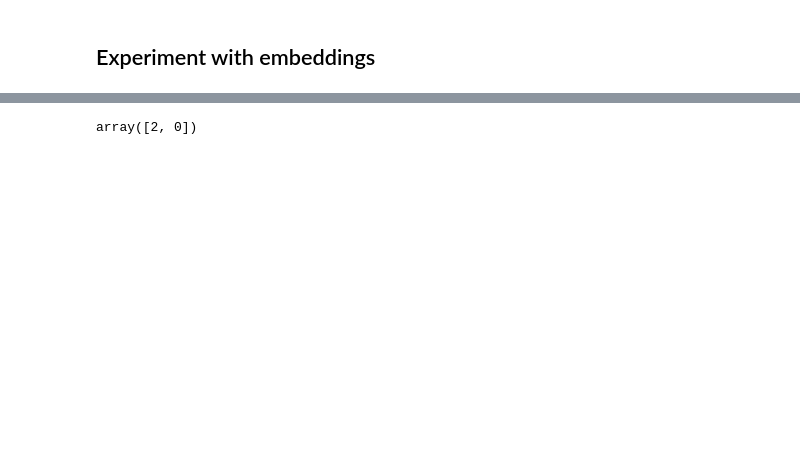
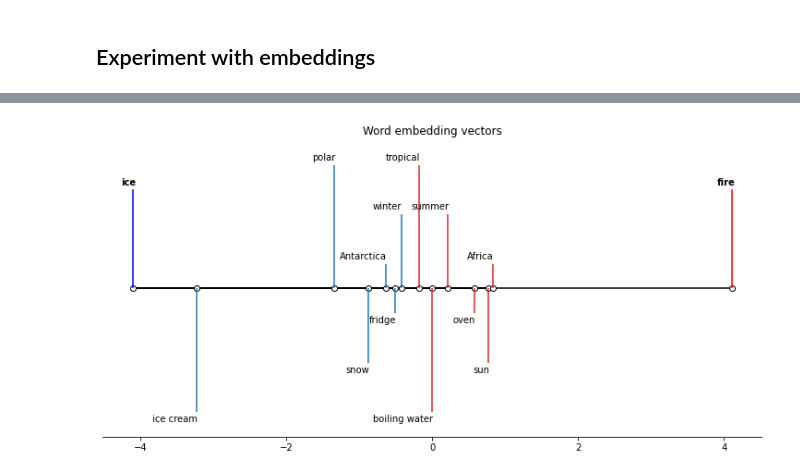
Before and after one commit to krzjoa/salto, a Jupyter notebook: word-embedding2.ipynb, the cells around one changed output, grey strips where cells are left out. Saved outputs shown, nothing was run; the diff lists cells and outputs as text; code cells hidden in the pictures; blank space fills up the shorter version.

```diff
--- a/word-embedding2.ipynb
+++ b/word-embedding2.ipynb
@@ -294,4 +233,61 @@ array([-1.5, -1.5])
-# %%
-line_a_b.x
-# %% [output]
-array([2, 0])
+# %%
+cold = ['ice cream', 'polar', 'snow', 'winter', 'fridge', 'Antarctica']
+warm = ['boiling water', 'tropical', 'sun', 'summer', 'oven', 'Africa']
+# %%
+cold_vecs = [nlp(w).vector for w in cold]
+warm_vecs = [nlp(w).vector for w in warm]
+# %%
+cold_values = [ice_fire_axis(p) for p in cold_vecs]
+warm_values = [ice_fire_axis(p) for p in warm_vecs]
+# %%
+all_values = cold_values + warm_values + [ice_value, fire_value]
+all_labels = cold + warm
+# %%
+# See:
+# * https://matplotlib.org/3.5.0/gallery/lines_bars_and_markers/timeline.html
+# * https://parulpandey.com/2020/08/17/advanced-plots-in-matplotlib%E2%80%8A-%E2%80%8Apart-2/
+
+fig, ax = plt.subplots(figsize=(10, 5), constrained_layout=True)
+ax.set(title="Word embedding vectors")
+
+ax.plot(all_values, np.zeros_like(all_values), "-o",
+        color="k", markerfacecolor="w")  # Baseline and markers on it.
+
+# Warm values
+warm_levels = np.tile([-5, 5, -3, 3, -1, 1],
+                 int(np.ceil(len(warm_values)/6)))[:len(warm_values)]
+
+ax.vlines(warm_values, 0, warm_levels, color="tab:red")
+
+warm_vert = np.array(['top', 'bottom'])[(warm_levels > 0).astype(int)]
+
+for d, l, r, va in zip(warm_values, warm_levels, warm, warm_vert):
+    ax.annotate(r, xy=(d, l), xytext=(1, np.sign(l)*3),
+                textcoords="offset points", va=va, ha="right")
+
+# Cold values
+cold_levels = np.tile([-5, 5, -3, 3, -1, 1],
+                 int(np.ceil(len(cold_values)/6)))[:len(cold_values)]
+ax.vlines(cold_values, 0, cold_levels, color="tab:blue")
+cold_vert = np.array(['top', 'bottom'])[(cold_levels > 0).astype(int)]
+
+for d, l, r, va in zip(cold_values, cold_levels, cold, cold_vert):
+    ax.annotate(r, xy=(d, l), xytext=(1, np.sign(l)*3),
+                textcoords="offset points", va=va, ha="right")
+
+# Addings "poles"
+ax.vlines(fire_value, 0, 4, color="red")
+ax.annotate("fire", xy=(fire_value, 4), xytext=(4, np.sign(4)*3),
+            textcoords="offset points", va=va, ha="right", weight='bold')
+
+ax.vlines(ice_value, 0, 4, color="blue")
+ax.annotate("ice", xy=(ice_value, 4), xytext=(4, np.sign(4)*3),
+            textcoords="offset points", va=va, ha="right", weight='bold')
+
+ax.yaxis.set_visible(False)
+ax.spines[["left", "top", "right"]].set_visible(False)
+
+ax.margins(y=0.1)
+plt.show()
+# %% [output]
+[figure, added]
```
Also changed, not shown: parts of 17 cells of this notebook, 1 other file.
